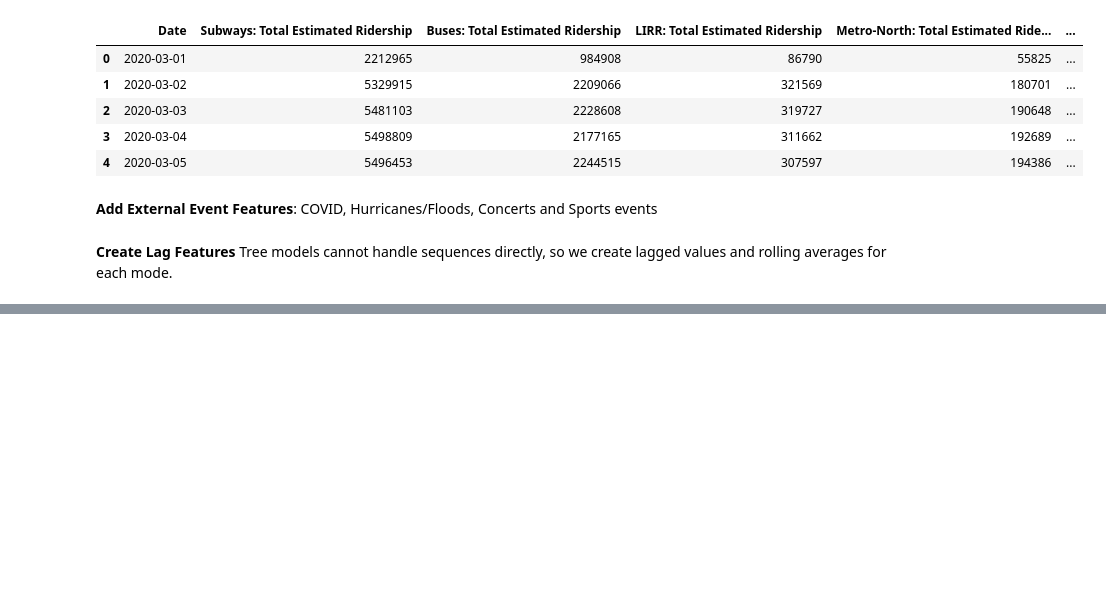
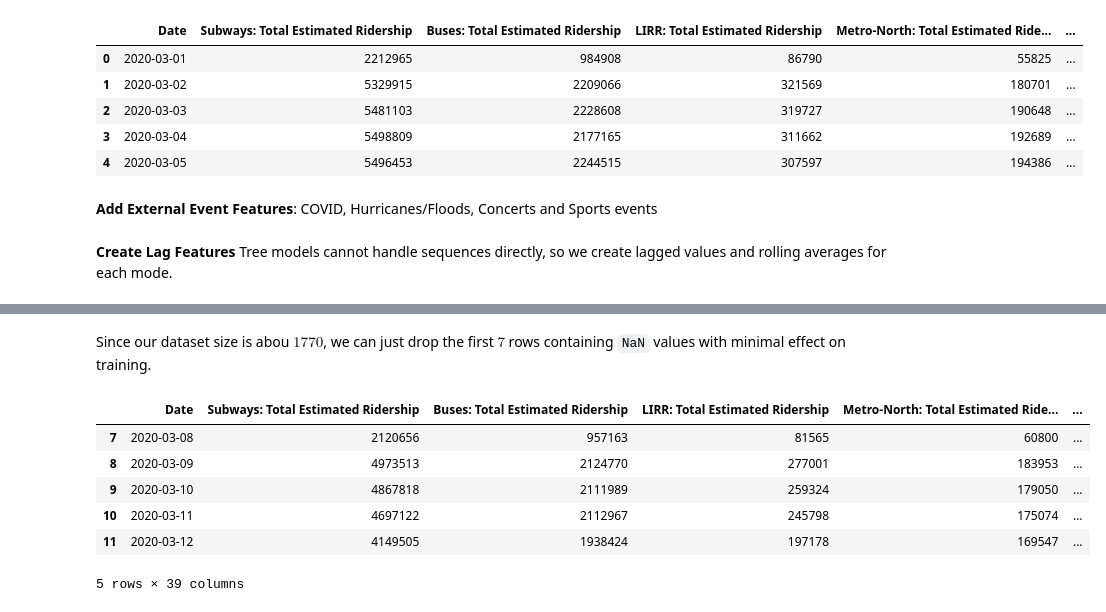
Before and after one commit to Raiden-Makoto/ScaryVirus, a Jupyter notebook: LightGBM.ipynb, the cells around one changed output, grey strips where cells are left out. Saved outputs shown, nothing was run; the diff lists cells and outputs as text; code cells hidden in the pictures; blank space fills up the shorter version.

Commit message:
the dataset is ready to go

```diff
--- a/LightGBM.ipynb
+++ b/LightGBM.ipynb
@@ -111,3 +111,9 @@ US_OPEN_DATES = pd.Series(us_open_dates)
 df['US_Open'] = df['Date'].isin(US_OPEN_DATES).astype(int)
 # %% [markdown]
 **Create Lag Features** Tree models cannot handle sequences directly, so we create lagged values and rolling averages for each mode.
+# %%
+lags = [1, 2, 3, 7] # 1-day, 2-day, 3-day, 7-day
+for  col in df.columns[1:6]:
+    for lag in lags:
+        df[f'{col}_lag_{lag}'] = df[col].shift(lag)
+    df[f'{col}_mean_7'] = df[col].shift(1).rolling(window=7).mean()
@@ -113,0 +130,13 @@ df['US_Open'] = df['Date'].isin(US_OPEN_DATES).astype(int)
+# %% [markdown]
+Since our dataset size is abou $1770$, we can just drop the first $7$ rows containing `NaN` values with minimal effect on training.
+# %%
+df.dropna(inplace=True)
+df.head()
+# %% [output]
+|  | Date | Subways: Total Estimated Ridership | Buses: Total Estimated Ridership | LIRR: Total Estimated Ridership | Metro-North: Total Estimated Ride... | ... |
+| 7 | 2020-03-08 | 2120656 | 957163 | 81565 | 60800 | ... |
+| 8 | 2020-03-09 | 4973513 | 2124770 | 277001 | 183953 | ... |
+| 9 | 2020-03-10 | 4867818 | 2111989 | 259324 | 179050 | ... |
+| 10 | 2020-03-11 | 4697122 | 2112967 | 245798 | 175074 | ... |
+| 11 | 2020-03-12 | 4149505 | 1938424 | 197178 | 169547 | ... |
+5 rows × 39 columns
```
Also changed, not shown: parts of 1 cell of this notebook.
